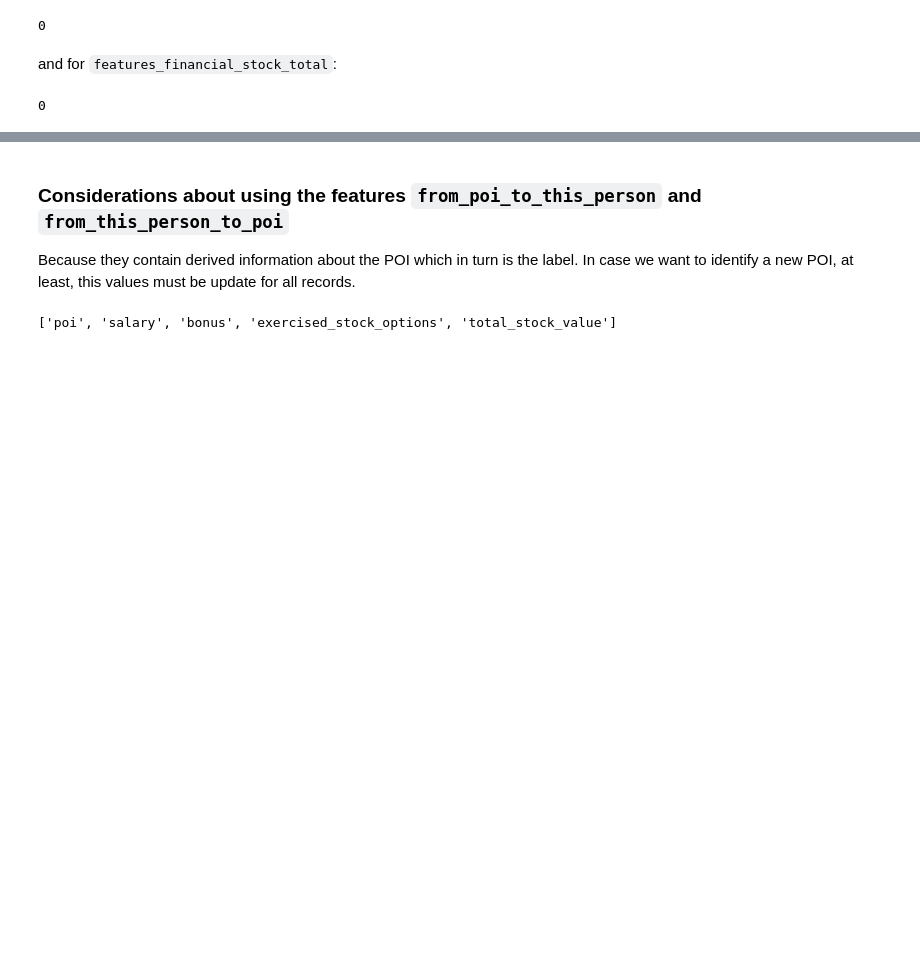
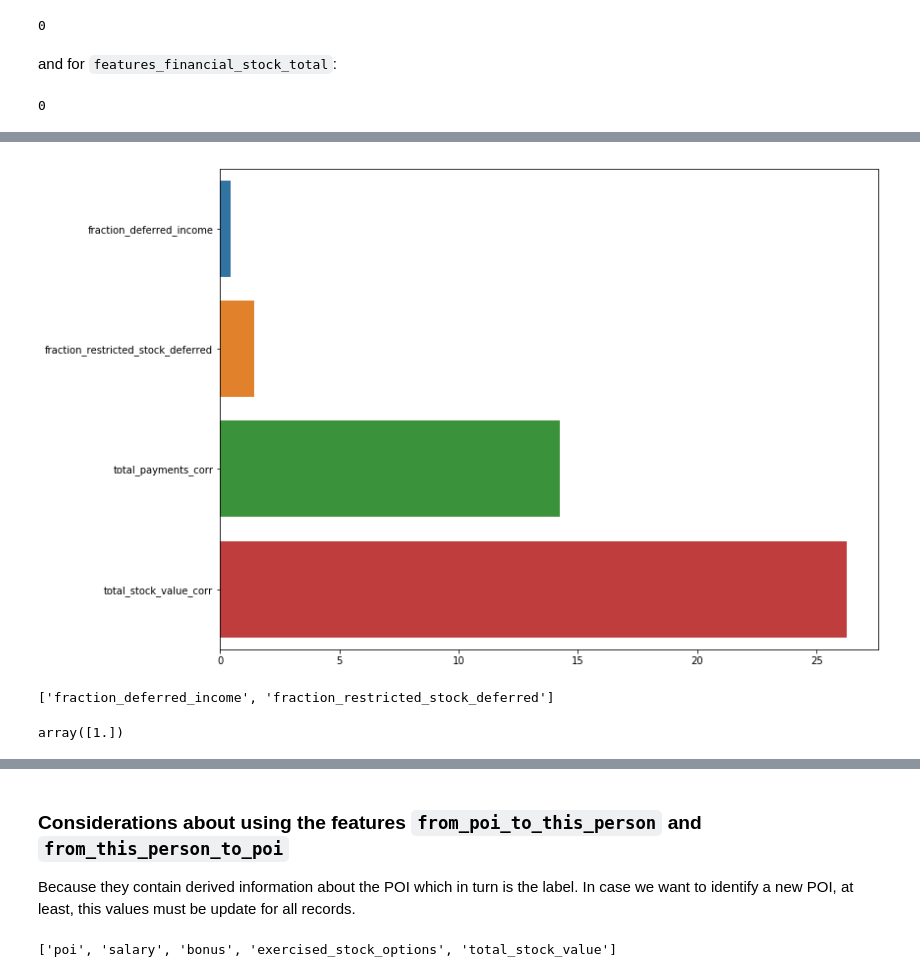
Before and after one commit to joewa/ud120-projects, a Jupyter notebook: final_project/final_project.ipynb, the cells around one changed output, grey strips where cells are left out. Saved outputs shown, nothing was run; the diff lists cells and outputs as text; code cells hidden in the pictures; blank space fills up the shorter version.

```diff
--- a/final_project/final_project.ipynb
+++ b/final_project/final_project.ipynb
@@ -461,0 +485,7 @@ Apparently, there are positive and negative values in the dataset, which is not
+# %%
+#df[['poi']+features_fractions_lost].values
+#features_list = ['poi']+features_fractions_lost
+# features_list = ['poi']+features_fractions_lost+features_absolute_cash
+data_d = df.to_dict(orient='index') # Required for Udacitiy's test_classifier
+# len(data_d.keys())
+df=df.drop(["email_address"], axis=1)
@@ -461,0 +689,21 @@ Apparently, there are positive and negative values in the dataset, which is not
+# %%
+def plot_importance(df):
+    y = df['poi']
+    X = df.drop(['poi'], axis=1)
+
+    #selector = SelectPercentile(percentile=100)
+    selector = SelectKBest(k=2)
+    a = selector.fit(X, y)
+    plt.figure(figsize=(12,9))
+    sns.barplot(y=X.columns, x=a.scores_)
+plot_importance(df[features_list])
+# %% [output]
+[figure, added]
+# %%
+features_fractions_lost
+# %% [output]
+['fraction_deferred_income', 'fraction_restricted_stock_deferred']
+# %%
+clf.predict([[-0.1, 0.0]])
+# %% [output]
+array([1.])
```
Also changed, not shown: parts of 59 cells of this notebook, 8 other files.
